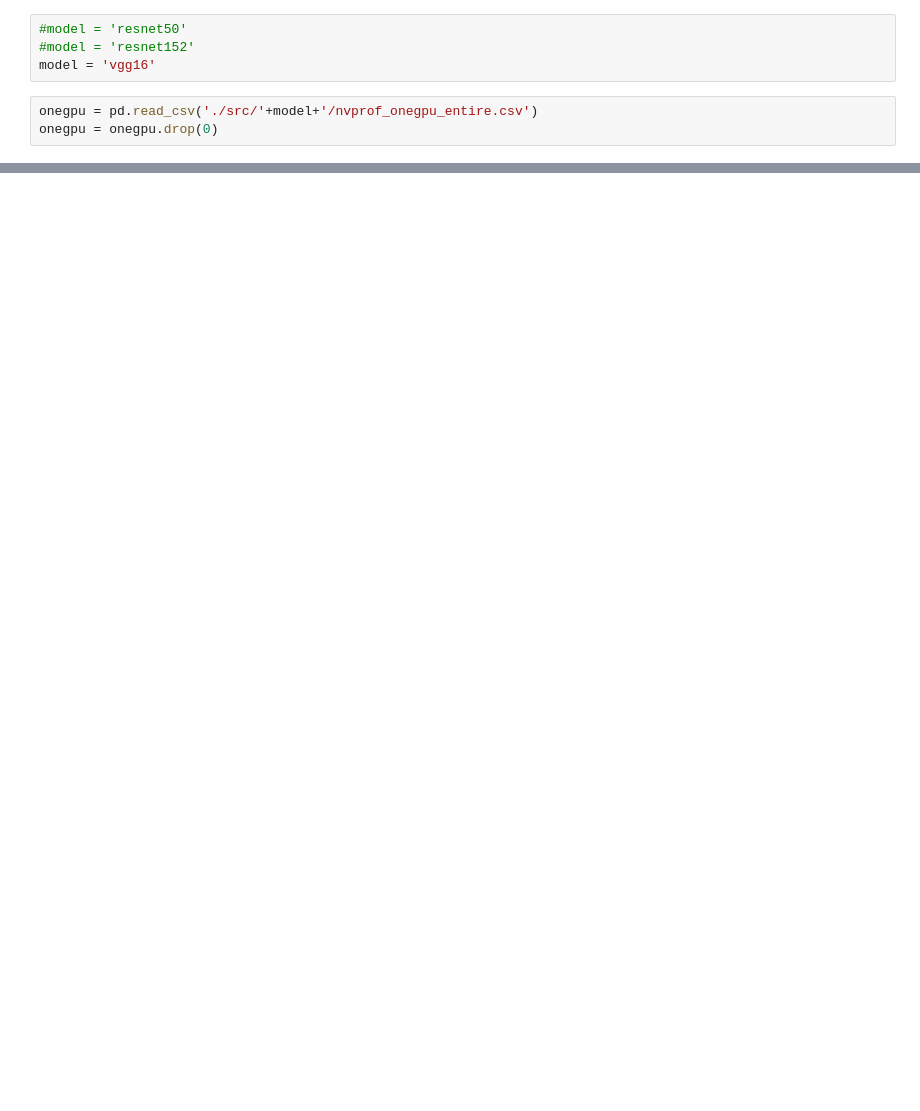
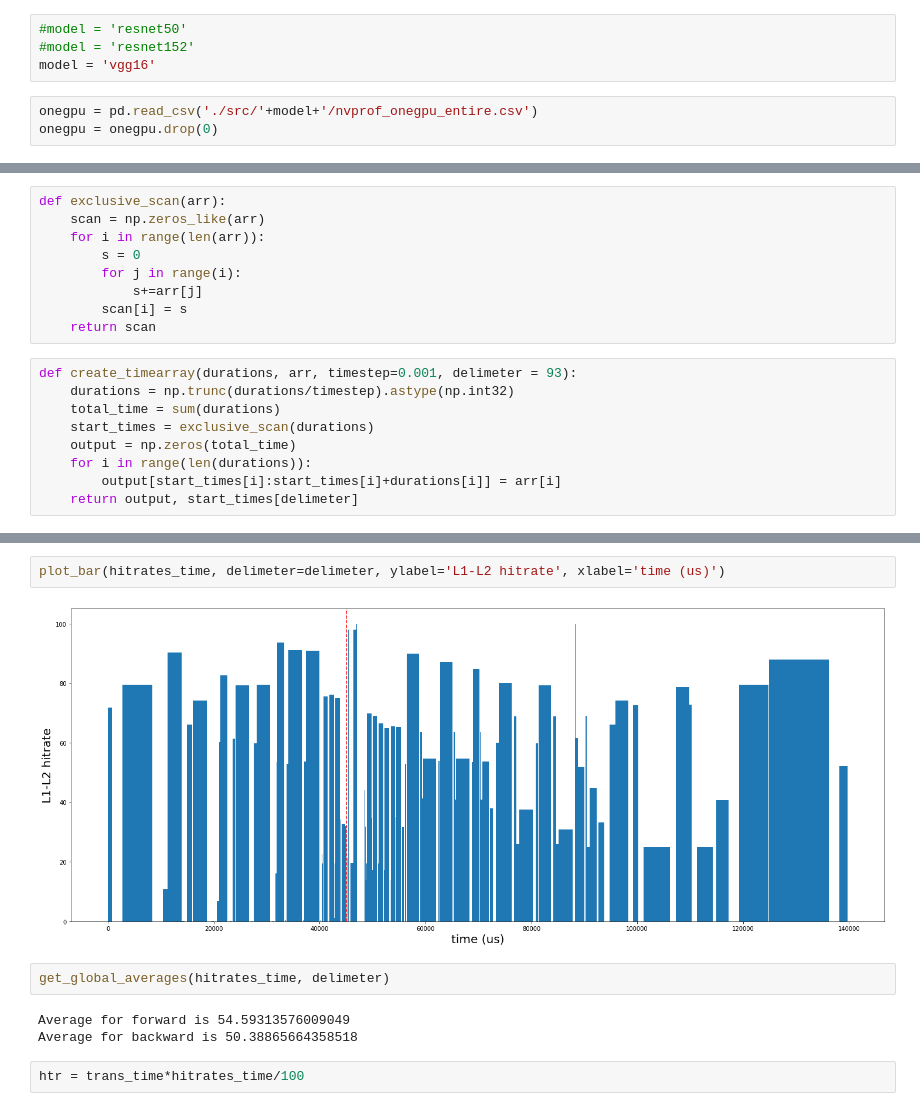
Before and after one commit to Yassawe/cacheThrashingVisualization, a Jupyter notebook: visualize.ipynb, the cells around one changed output, grey strips where cells are left out. Saved outputs shown, nothing was run; the diff lists cells and outputs as text; blank space fills up the shorter version.

```diff
--- a/visualize.ipynb
+++ b/visualize.ipynb
@@ -93,0 +46,18 @@ plot_bar(trans4_nooverlap, 'L1-L2 transactions')
+# %%
+def exclusive_scan(arr):
+    scan = np.zeros_like(arr)
+    for i in range(len(arr)):
+        s = 0
+        for j in range(i):
+            s+=arr[j]
+        scan[i] = s
+    return scan
+# %%
+def create_timearray(durations, arr, timestep=0.001, delimeter = 93):
+    durations = np.trunc(durations/timestep).astype(np.int32)
+    total_time = sum(durations)
+    start_times = exclusive_scan(durations)
+    output = np.zeros(total_time)
+    for i in range(len(durations)):
+        output[start_times[i]:start_times[i]+durations[i]] = arr[i]
+    return output, start_times[delimeter]
@@ -93,0 +87,11 @@ plot_bar(trans4_nooverlap, 'L1-L2 transactions')
+# %%
+plot_bar(hitrates_time, delimeter=delimeter, ylabel='L1-L2 hitrate', xlabel='time (us)')
+# %% [output]
+[figure, added]
+# %%
+get_global_averages(hitrates_time, delimeter)
+# %% [output]
+Average for forward is 54.59313576009049
+Average for backward is 50.38865664358518
+# %%
+htr = trans_time*hitrates_time/100
```
Also changed, not shown: parts of 39 cells of this notebook, 3 other files.
